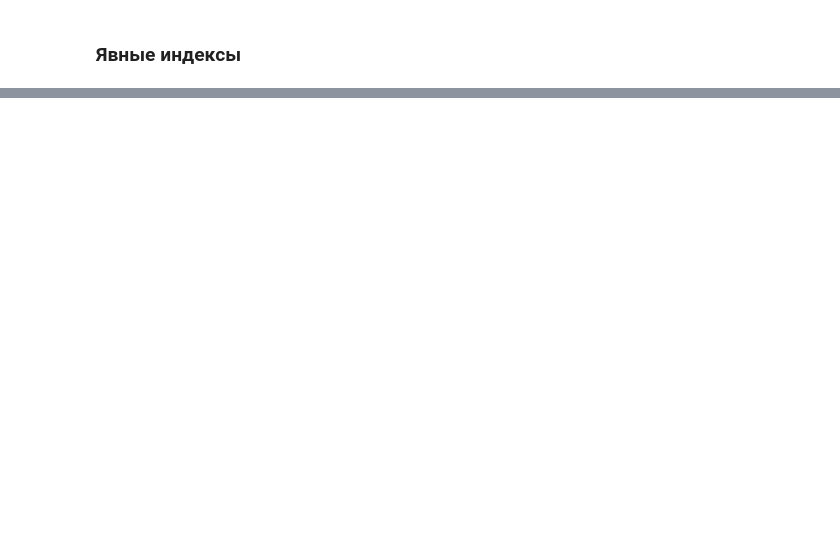
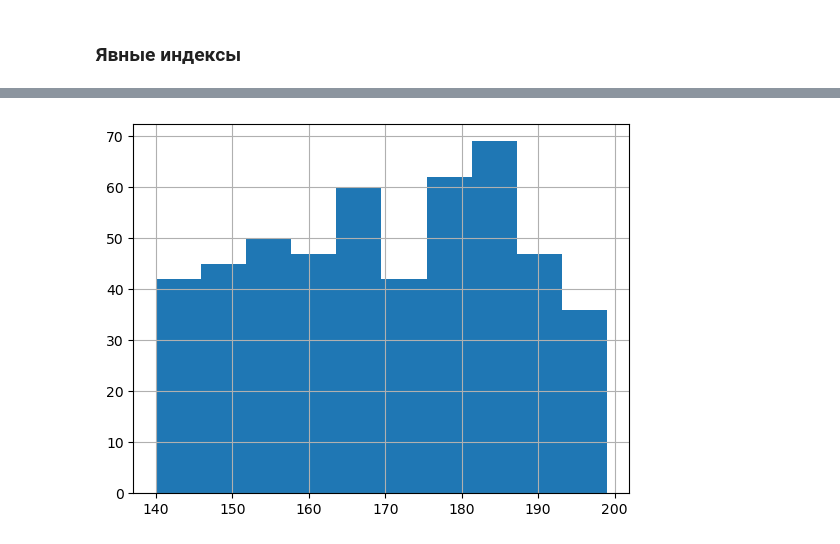
Before and after one commit to golubnichiy/big_data_10_23, a Jupyter notebook: pandas_1.ipynb, the cells around one changed output, grey strips where cells are left out. Cells and saved outputs as stored; diff of their text form; code cells hidden in the pictures; blank space fills up the shorter version.

```diff
--- a/pandas_1.ipynb
+++ b/pandas_1.ipynb
@@ -939,0 +1213,6 @@ dogs_ind3.sort_index(level=["Color","Breed"], ascending=[True, False])
+# %%
+import matplotlib.pyplot as plt
+data["Height"].hist(bins=10)
+plt.show()
+# %% [output]
+[figure, added]
```
Also changed, not shown: parts of 61 cells of this notebook, 1 other file.
